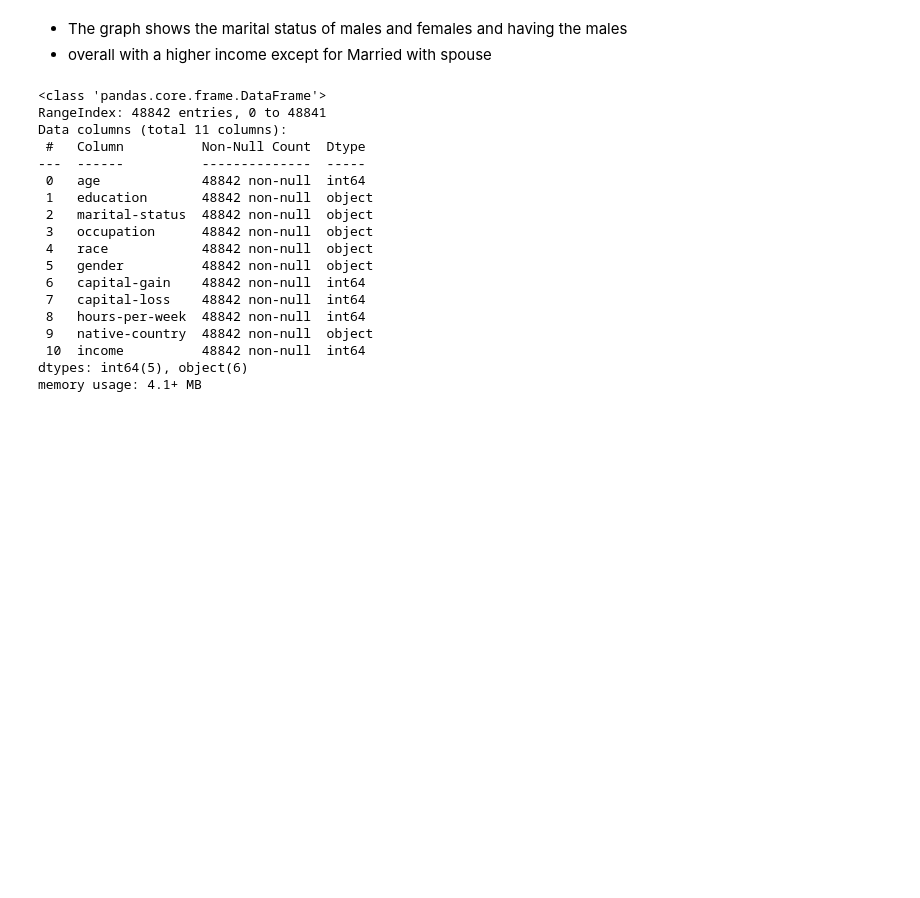
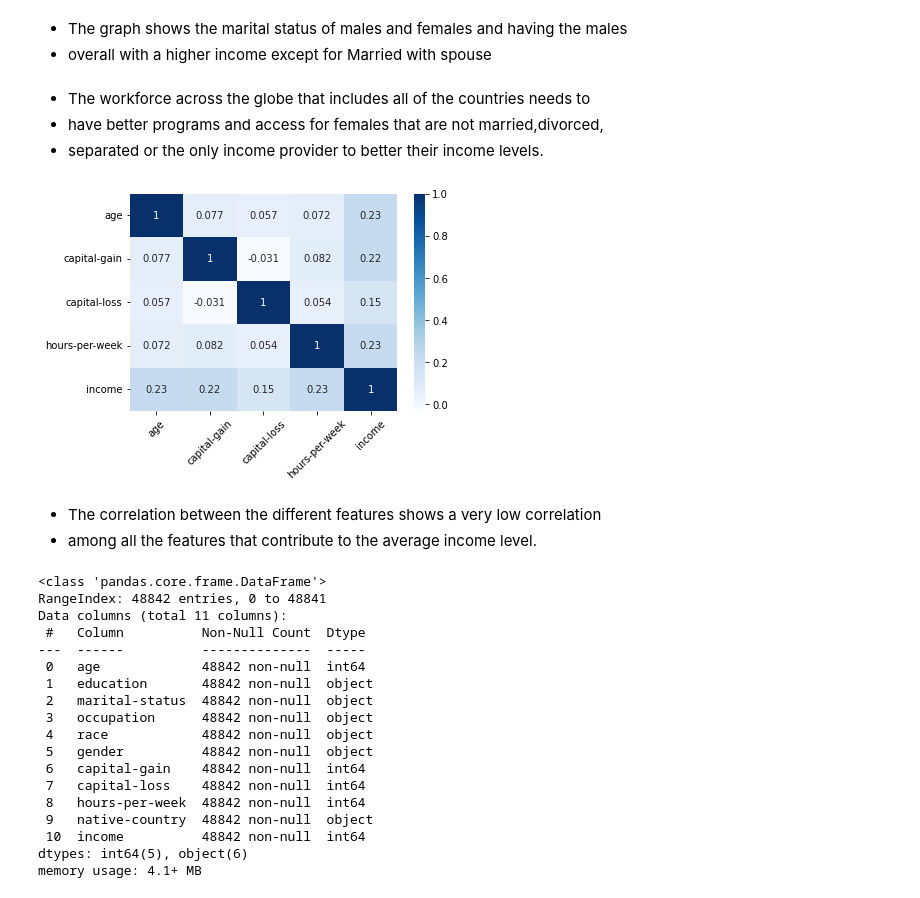
Before and after one commit to krheams60/Sales-predictions, a Jupyter notebook: Project2_Part3_Ken_Rheams.ipynb, the cells around one changed output. Saved outputs shown, nothing was run; the diff lists cells and outputs as text; code cells hidden in the pictures; blank space fills up the shorter version.

```diff
--- a/Project2_Part3_Ken_Rheams.ipynb
+++ b/Project2_Part3_Ken_Rheams.ipynb
@@ -141,6 +150,19 @@ plt.xticks(rotation = 45);
 # %% [markdown]
  - The graph shows the marital status of males and females and having the males
  - overall with a higher income except for Married with spouse
+# %% [markdown]
+ - The workforce across the globe that includes all of the countries needs to
+ - have better programs and access for females that are not married,divorced,
+ - separated or the only income provider to better their income levels.
+# %%
+corr = df.corr()
+sns.heatmap(corr, cmap = 'Blues', annot = True)
+plt.xticks(rotation = 45);
+# %% [output]
+[figure, added]
+# %% [markdown]
+ - The correlation between the different features shows a very low correlation
+ - among all the features that contribute to the average income level.
 # %%
 X = df.drop(columns='income')
 y = df['income']
```
Also changed, not shown: parts of 9 cells of this notebook.
